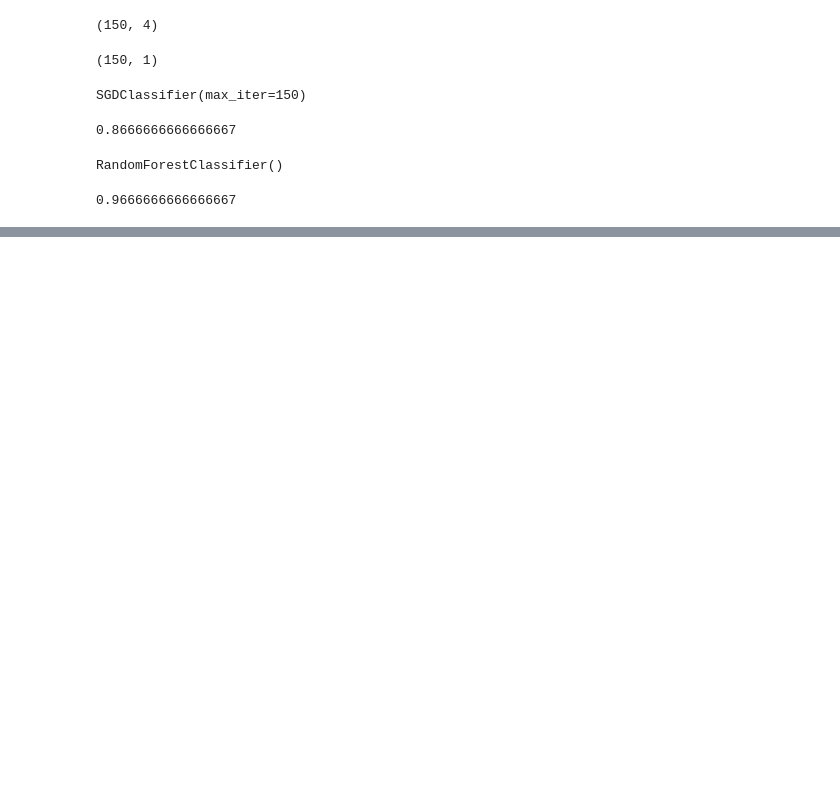
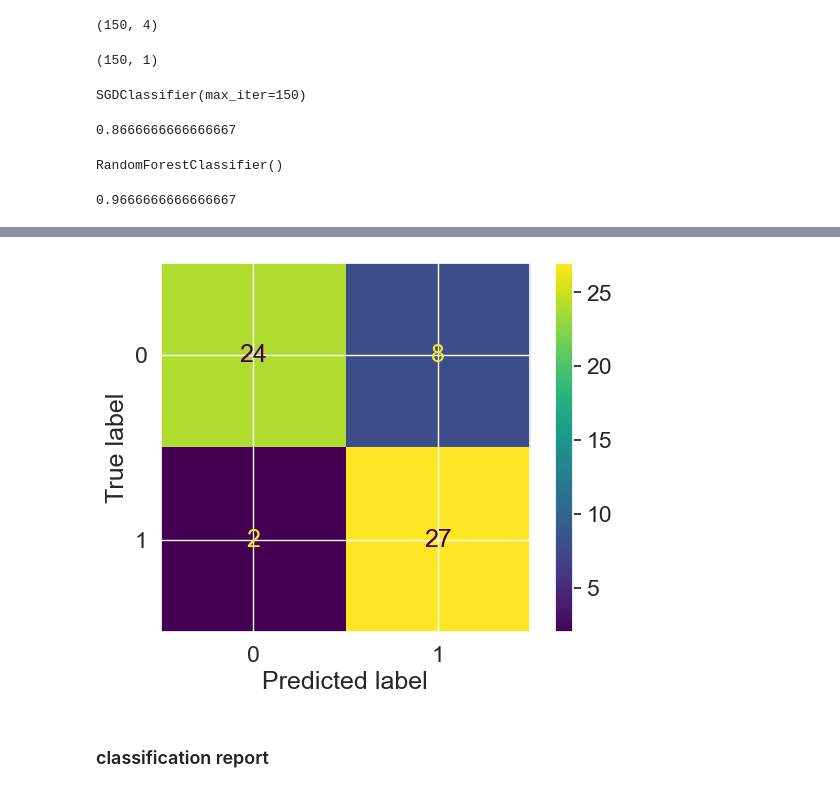
Before and after one commit to aburnley88/PythonDataScience, a Jupyter notebook: sampleProj1/SciKitLearn.ipynb, the cells around one changed output, grey strips where cells are left out. Cells and saved outputs as stored; diff of their text form; code cells hidden in the pictures; blank space fills up the shorter version.

```diff
--- a/sampleProj1/SciKitLearn.ipynb
+++ b/sampleProj1/SciKitLearn.ipynb
@@ -734,0 +1164,6 @@ clf.score(X_test, y_test)
+# %%
+cmd.from_predictions(y_test, y_preds);
+# %% [output]
+[figure, added]
+# %% [markdown]
+### classification report
```
Also changed, not shown: parts of 62 cells of this notebook.
